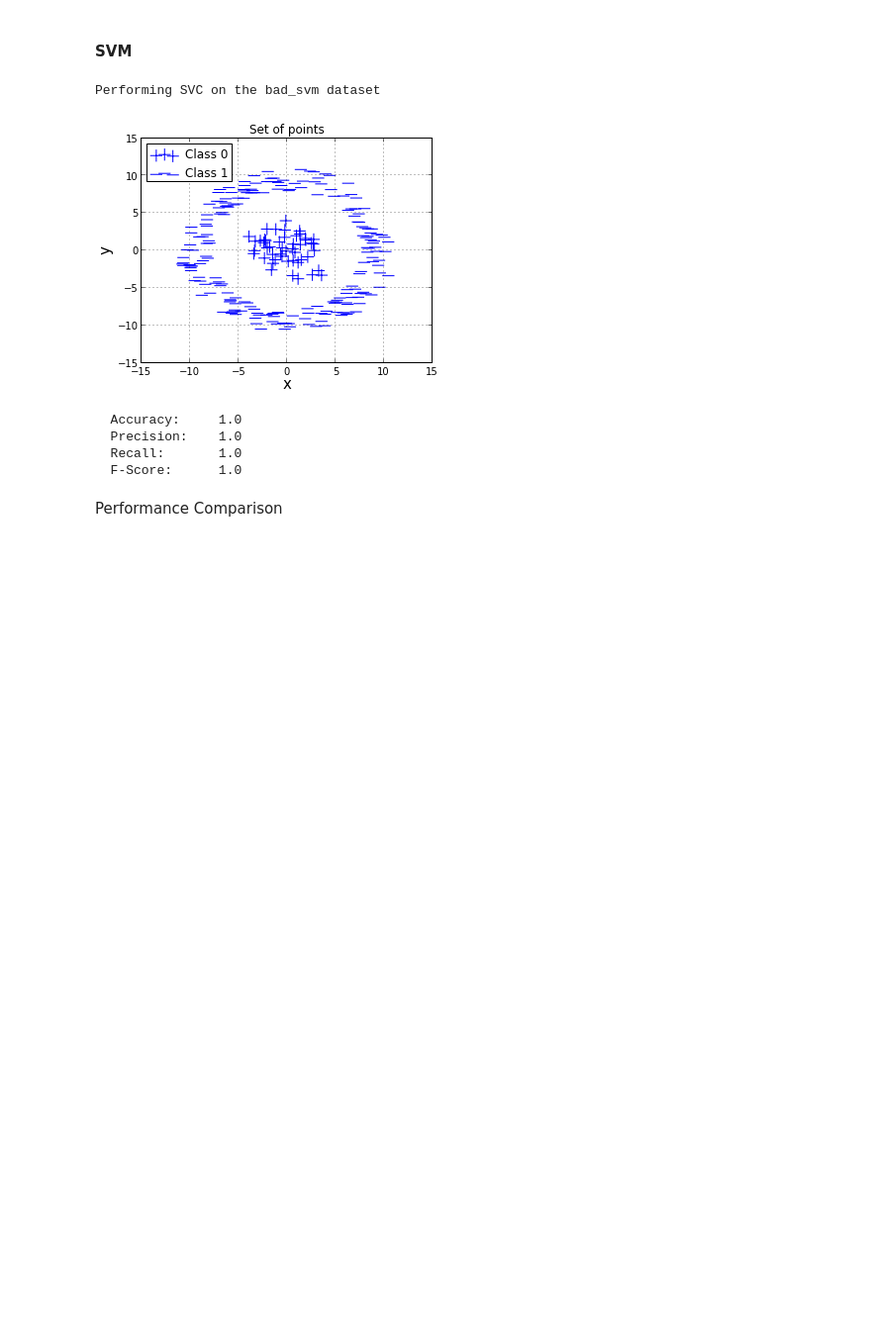
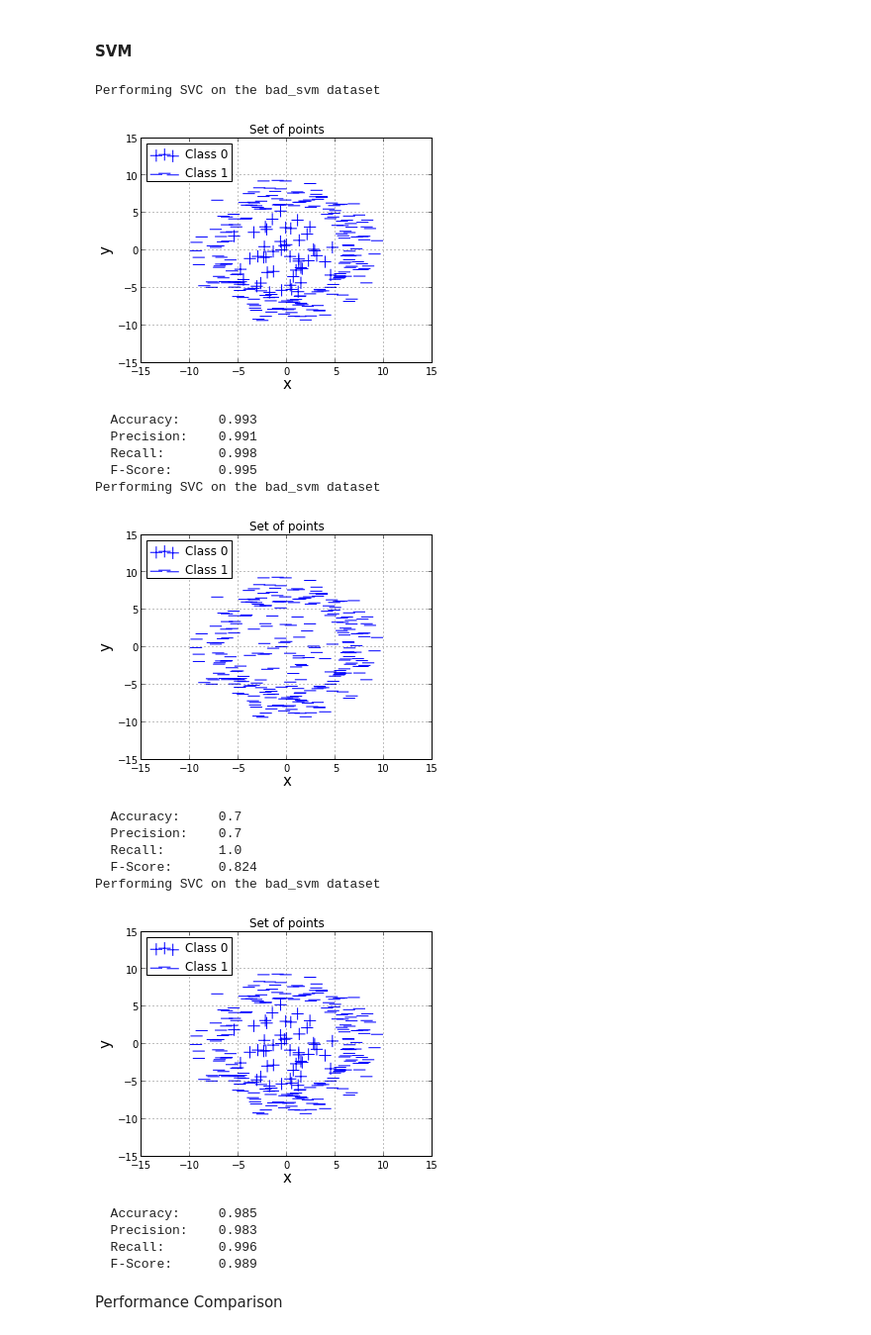
Before and after one commit to sagarjauhari/graph_mining, a Jupyter notebook: Graph Data Mining - L3.ipynb, the cells around one changed output. Shown at 99% size. Drawn from its saved outputs; the diff is of its cells as text; code cells hidden in the pictures; blank space fills up the shorter version.

```diff
--- a/Graph Data Mining - L3.ipynb
+++ b/Graph Data Mining - L3.ipynb
@@ -229,7 +241,20 @@ Write a script that uses the kernalized version of each of the data mining metho
 def square_kernel(x, y):
     return np.square(np.dot(x, y.T))
 
-def gaussian_kernel(x, y):
+def custom_kernel_1(x, y):
+    """
+                 |2  0|
+    k(x, y) = x. |    | y.T
+                 |0  1|
+    """
+    M = np.array([[2, 0], [0, 1.0]])
+    return np.dot(np.dot(x, M), y.T)
+
+def custom_kernel_2(x, y):
+    """
+    k(x, y) = sqr(x). sqr(y.T)
+    """
+    return np.dot(np.square(x), np.square(y.T))
 # %% [markdown]
 (b)  Use the same performance metrics as in Ex. 3, and **compare the performance** obtained by the methods after applying the kernel trick versus the original un-kernelized versions of the techniques.
 # %% [markdown]
@@ -242,14 +267,28 @@ Performance Comparison
 Performance Comparison
 # %% [markdown]
 #### SVM
-# %%
-do_svc(square_kernel)
-# %% [output]
-Performing SVC on the bad_svm dataset
-[figure, removed]
-  Accuracy:     1.0
-  Precision:    1.0
-  Recall:       1.0
-  F-Score:      1.0
+# %%
+idx_svm_square = do_svc(square_kernel)
+idx_svm_custom1 = do_svc(custom_kernel_1)
+idx_svm_custom2 = do_svc(custom_kernel_2)
+# %% [output]
+Performing SVC on the bad_svm dataset
+[figure, added]
+  Accuracy:     0.993
+  Precision:    0.991
+  Recall:       0.998
+  F-Score:      0.995
+Performing SVC on the bad_svm dataset
+[figure, added]
+  Accuracy:     0.7
+  Precision:    0.7
+  Recall:       1.0
+  F-Score:      0.824
+Performing SVC on the bad_svm dataset
+[figure, added]
+  Accuracy:     0.985
+  Precision:    0.983
+  Recall:       0.996
+  F-Score:      0.989
 # %% [markdown]
 Performance Comparison
```
Also changed, not shown: parts of 13 cells of this notebook.
